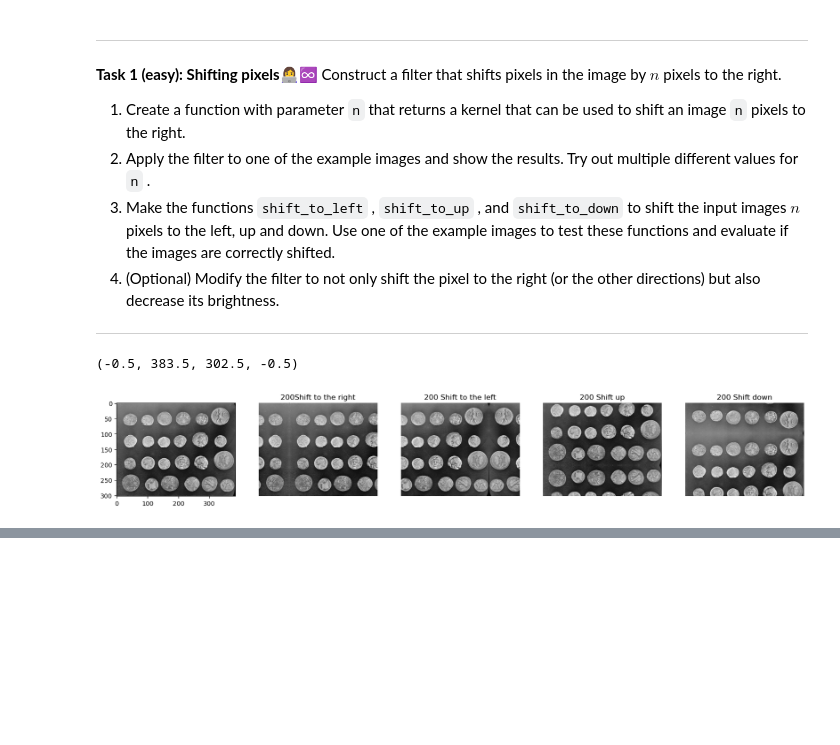
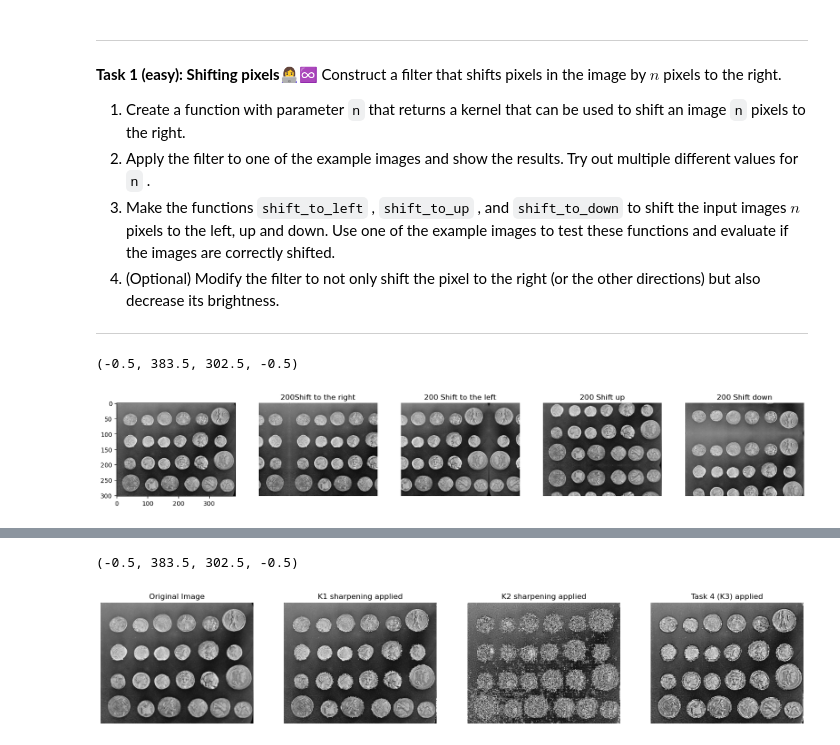
Before and after one commit to LVOL98/IML_Introduction-to-Machine-Learning, a Jupyter notebook: iml-repo/vscode/02-material/W07/02-filter_basics.ipynb, the cells around one changed output, grey strips where cells are left out. Saved outputs shown, nothing was run; the diff lists cells and outputs as text; code cells hidden in the pictures; blank space fills up the shorter version.

```diff
--- a/iml-repo/vscode/02-material/W07/02-filter_basics.ipynb
+++ b/iml-repo/vscode/02-material/W07/02-filter_basics.ipynb
@@ -195,2 +271,45 @@ $$
 # %%
 # write your solution here
+# 2 + 4
+# 2
+sharpening_filter_k1 = np.array([
+    [-1, -1, -1],
+    [-1, 17, -1],
+    [-1, -1, -1],
+]) * (1/9)
+sharpening_filter_k2 = np.array([
+    [-1, -1, -1],
+    [-1, 9, -1],
+    [-1, -1, -1],
+])
+# 4
+sharpening_filter_k3 = np.array([
+    [-1, -1, -1, -1, -1],
+    [-1, 2, 2, 2, -1],
+    [-1, 2, 8, 2, -1],
+    [-1, 2, 2, 2, -1],
+    [-1, -1, -1, -1, -1],
+]) * (1/8)
+
+# 3 + 4
+fig, axs = plt.subplots(1, 4, figsize=(20, 10))
+
+sharpening_img = data.coins()
+axs[0].imshow(sharpening_img, cmap="grey")
+axs[0].set_title(f'Original Image')
+axs[0].axis('off')
+
+axs[1].imshow(convolve(sharpening_img, sharpening_filter_k1), cmap="grey")
+axs[1].set_title(f'K1 sharpening applied')
+axs[1].axis('off')
+
+axs[2].imshow(convolve(sharpening_img, sharpening_filter_k2), cmap="grey")
+axs[2].set_title(f'K2 sharpening applied')
+axs[2].axis('off')
+
+axs[3].imshow(convolve(sharpening_img, sharpening_filter_k3), cmap="grey")
+axs[3].set_title(f'Task 4 (K3) applied')
+axs[3].axis('off')
+# %% [output]
+(-0.5, 383.5, 302.5, -0.5)
+[figure, added]
```
Also changed, not shown: parts of 5 cells of this notebook, 2 other files.
